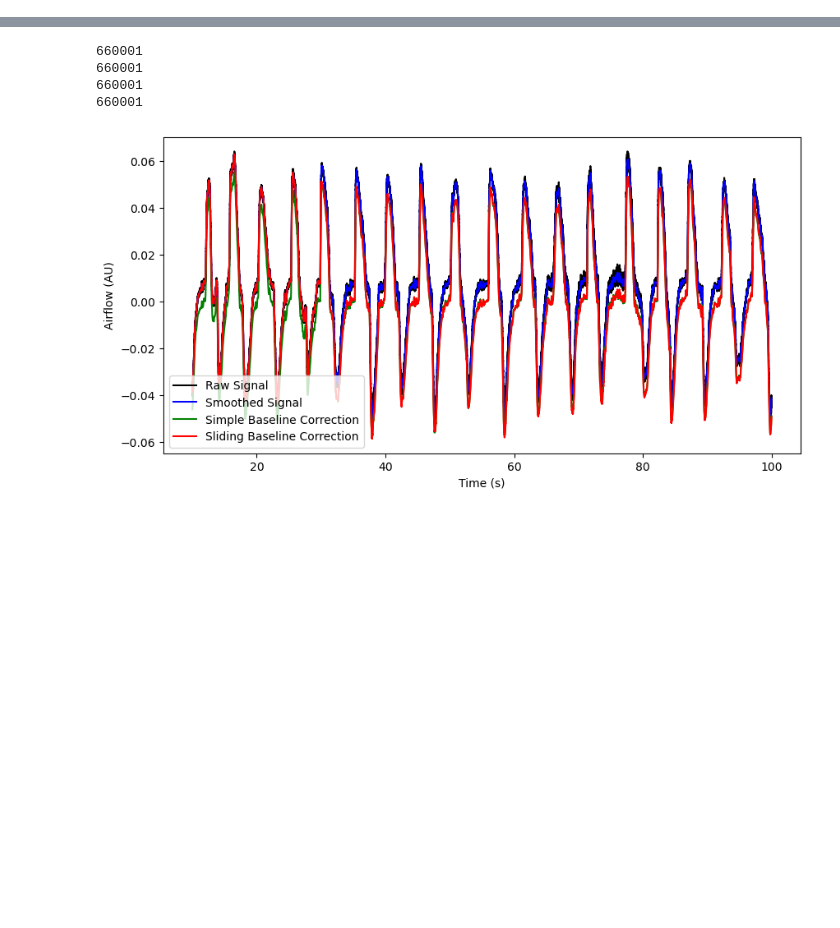
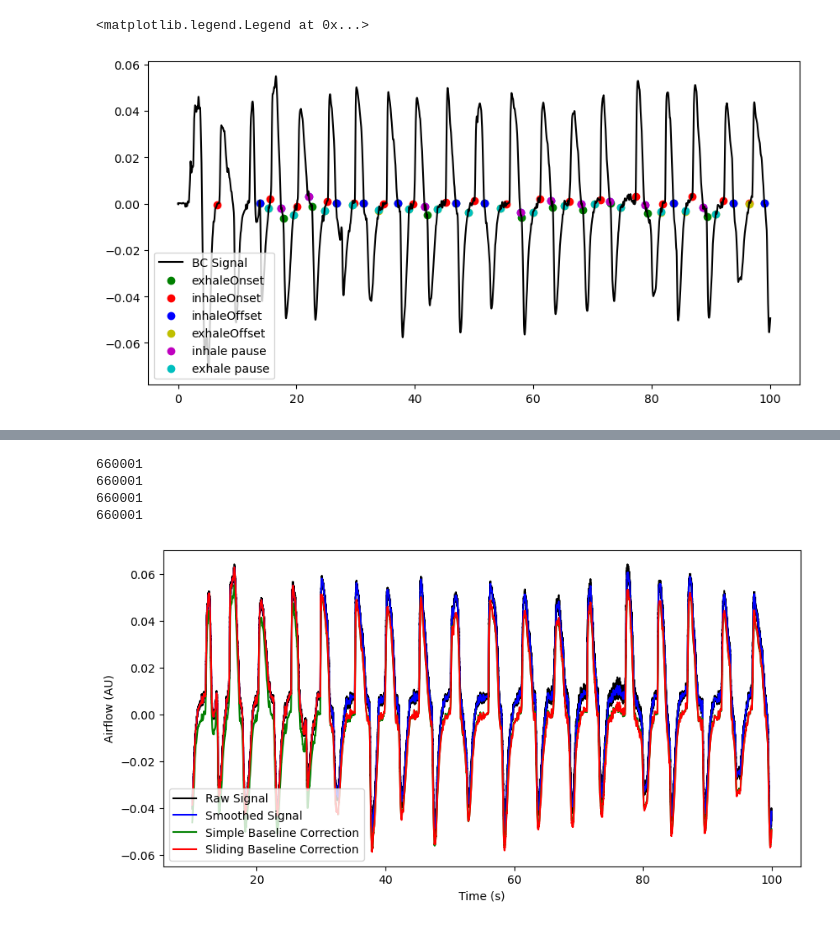
Before and after one commit to torbenator/breathmetrics_python, a Jupyter notebook: testing_breathmetrics.ipynb, the cells around one changed output, grey strips where cells are left out. Cells and saved outputs as stored; diff of their text form; code cells hidden in the pictures; blank space fills up the shorter version.

```diff
--- a/testing_breathmetrics.ipynb
+++ b/testing_breathmetrics.ipynb
@@ -348,0 +868,30 @@ bm.labelExtrema()
+# %%
+minPlotInd=0
+maxPlotInd=100000
+plotInds = np.arange(minPlotInd,maxPlotInd)
+plotExhaleOnsets = [i for i in bm.exhaleOnsets if i>minPlotInd and i <maxPlotInd]
+plotInhaleOnsets = [i for i in bm.inhaleOnsets if i>minPlotInd and i <maxPlotInd]
+plotExhaleOffsets = [int(i) for i in bm.exhaleOffsets[0,:] if i>minPlotInd and i <maxPlotInd]
+plotInhaleOffsets = [int(i) for i in bm.inhaleOffsets[0,:] if i>minPlotInd and i <maxPlotInd]
+
+plotExhalePauseOnsets = [int(i) for i in bm.exhalePauseOnsets[0,:] if i>minPlotInd and i <maxPlotInd]
+plotInhalePauseOnsets = [int(i) for i in bm.inhalePauseOnsets[0,:] if i>minPlotInd and i <maxPlotInd]
+
+WIDTH_SIZE=10;
+HEIGHT_SIZE=5;
+
+fig, axs = plt.subplots(1,1,figsize=(WIDTH_SIZE,HEIGHT_SIZE))
+axs.plot(bm.time[plotInds],bm.baselineCorrectedRespiration[plotInds],'k-',label='BC Signal')
+axs.scatter(bm.time[plotExhaleOnsets],bm.baselineCorrectedRespiration[plotExhaleOnsets],c='g',marker='o',label='exhaleOnset')
+axs.scatter(bm.time[plotInhaleOnsets],bm.baselineCorrectedRespiration[plotInhaleOnsets],c='r',marker='o',label='inhaleOnset')
+
+axs.scatter(bm.time[plotInhaleOffsets],bm.baselineCorrectedRespiration[plotInhaleOffsets],c='b',marker='o',label='inhaleOffset')
+axs.scatter(bm.time[plotExhaleOffsets],bm.baselineCorrectedRespiration[plotExhaleOffsets],c='y',marker='o',label='exhaleOffset')
+
+axs.scatter(bm.time[plotInhalePauseOnsets],bm.baselineCorrectedRespiration[plotInhalePauseOnsets],c='m',marker='o',label='inhale pause')
+axs.scatter(bm.time[plotExhalePauseOnsets],bm.baselineCorrectedRespiration[plotExhalePauseOnsets],c='c',marker='o',label='exhale pause')
+
+axs.legend()
+# %% [output]
+<matplotlib.legend.Legend at 0x...>
+[figure, added]
```
Also changed, not shown: parts of 13 cells of this notebook.
